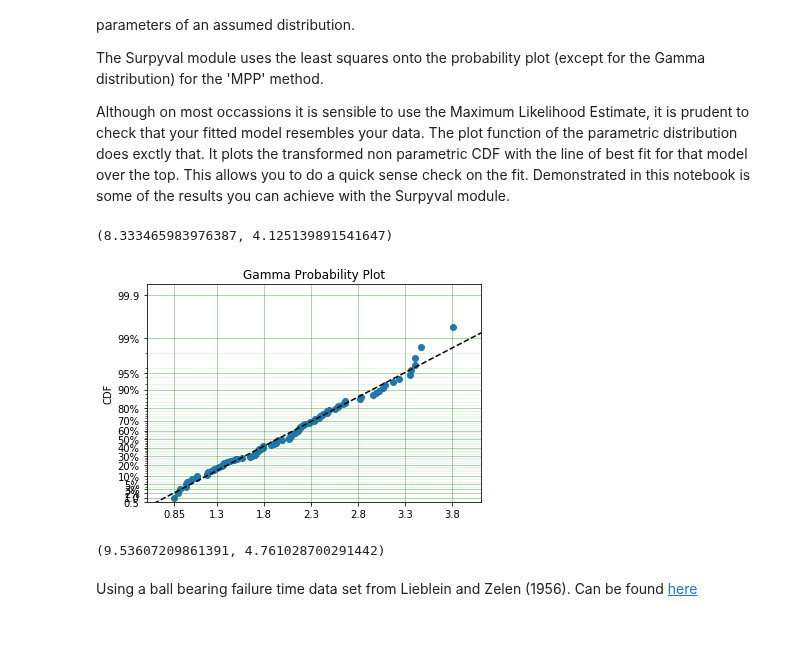
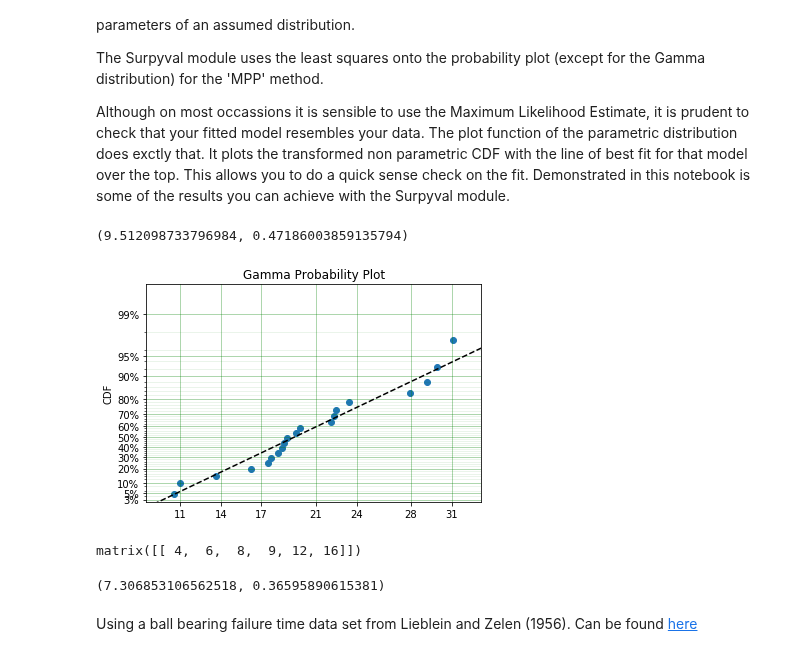
Before and after one commit to derrynknife/SurPyval, a Jupyter notebook: Probability Plotting with Surpyval.ipynb, the cells around one changed output. Cells and saved outputs as stored; diff of their text form; code cells hidden in the pictures.

```diff
--- a/Probability Plotting with Surpyval.ipynb
+++ b/Probability Plotting with Surpyval.ipynb
@@ -12,11 +12,11 @@ import numpy as np
 import matplotlib.pyplot as plt
 # %%
 dist = surv.Gamma
-x = dist.random(100, 10, 5)
+x = dist.random(20, 10, .5)
 
 model = dist.fit(x, how='MPP', rr='y')
 model.plot(heuristic='Nelson-Aalen', plot_bounds=False);
 model.params
 # %% [output]
-(8.333465983976387, 4.125139891541647)
+(9.512098733796984, 0.47186003859135794)
-[figure, old version]
+[figure, new version]
@@ -23,7 +27,11 @@ model.params
+# %%
+b[np.triu_indices_from(b)]
+# %% [output]
+matrix([[ 4,  6,  8,  9, 12, 16]])
 # %%
 model.params
 # %% [output]
-(9.53607209861391, 4.761028700291442)
+(7.306853106562518, 0.36595890615381)
 # %% [markdown]
 Using a ball bearing failure time data set from Lieblein and Zelen (1956). Can be found [here](https://nvlpubs.nist.gov/nistpubs/jres/057/5/V57.N05.A04.pdf)
 # %%
```
Also changed, not shown: parts of 11 cells of this notebook, 1 other file.
